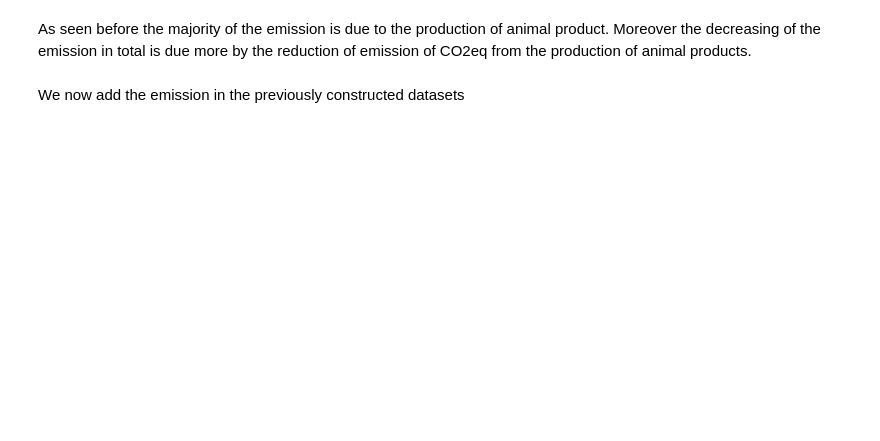
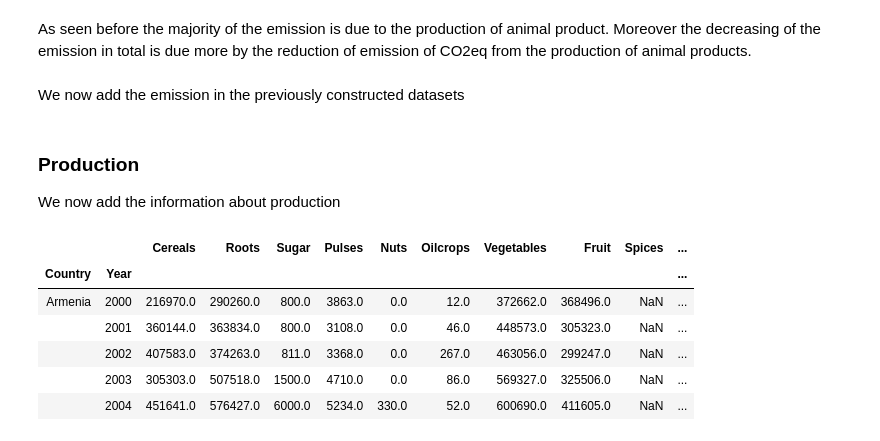
Before and after one commit to Lambo97/ADAProject, a Jupyter notebook: src/Milestone2.ipynb, the cells around one changed output. Saved outputs shown, nothing was run; the diff lists cells and outputs as text; code cells hidden in the pictures; blank space fills up the shorter version.

```diff
--- a/src/Milestone2.ipynb
+++ b/src/Milestone2.ipynb
@@ -669,3 +730,23 @@ belgium_animal_trade.to_csv(GENERATED_DATA_PATH+'belgium_animal_trade.csv')
 belgium_vegetable_trade.to_csv(GENERATED_DATA_PATH+'belgium_vegetable_trade.csv')
 swiss_animal_trade.to_csv(GENERATED_DATA_PATH+'swiss_animal_trade.csv')
 swiss_vegetable_trade.to_csv(GENERATED_DATA_PATH+'swiss_vegetable_trade.csv')
+# %% [markdown]
+### Production
+
+We now add the information about production
+# %%
+# Thomas you can add your code here instead of loading the data
+production = pd.read_csv(GENERATED_DATA_PATH+'production_aggr.csv', encoding='latin-1')
+production = production.drop(columns=['Unnamed: 0', 'Area Code'])
+production = production.rename(columns={'Area':'Country'})
+production = production[production['Year'] >= 2000]
+production = production.set_index(['Country', 'Year'])
+production.head()
+# %% [output]
+|  |  | Cereals | Roots | Sugar | Pulses | Nuts | Oilcrops | Vegetables | Fruit | Spices | ... |
+| Country | Year |  |  |  |  |  |  |  |  |  | ... |
+| Armenia | 2000 | 216970.0 | 290260.0 | 800.0 | 3863.0 | 0.0 | 12.0 | 372662.0 | 368496.0 | NaN | ... |
+|  | 2001 | 360144.0 | 363834.0 | 800.0 | 3108.0 | 0.0 | 46.0 | 448573.0 | 305323.0 | NaN | ... |
+|  | 2002 | 407583.0 | 374263.0 | 811.0 | 3368.0 | 0.0 | 267.0 | 463056.0 | 299247.0 | NaN | ... |
+|  | 2003 | 305303.0 | 507518.0 | 1500.0 | 4710.0 | 0.0 | 86.0 | 569327.0 | 325506.0 | NaN | ... |
+|  | 2004 | 451641.0 | 576427.0 | 6000.0 | 5234.0 | 330.0 | 52.0 | 600690.0 | 411605.0 | NaN | ... |
```
Also changed, not shown: parts of 20 cells of this notebook.
